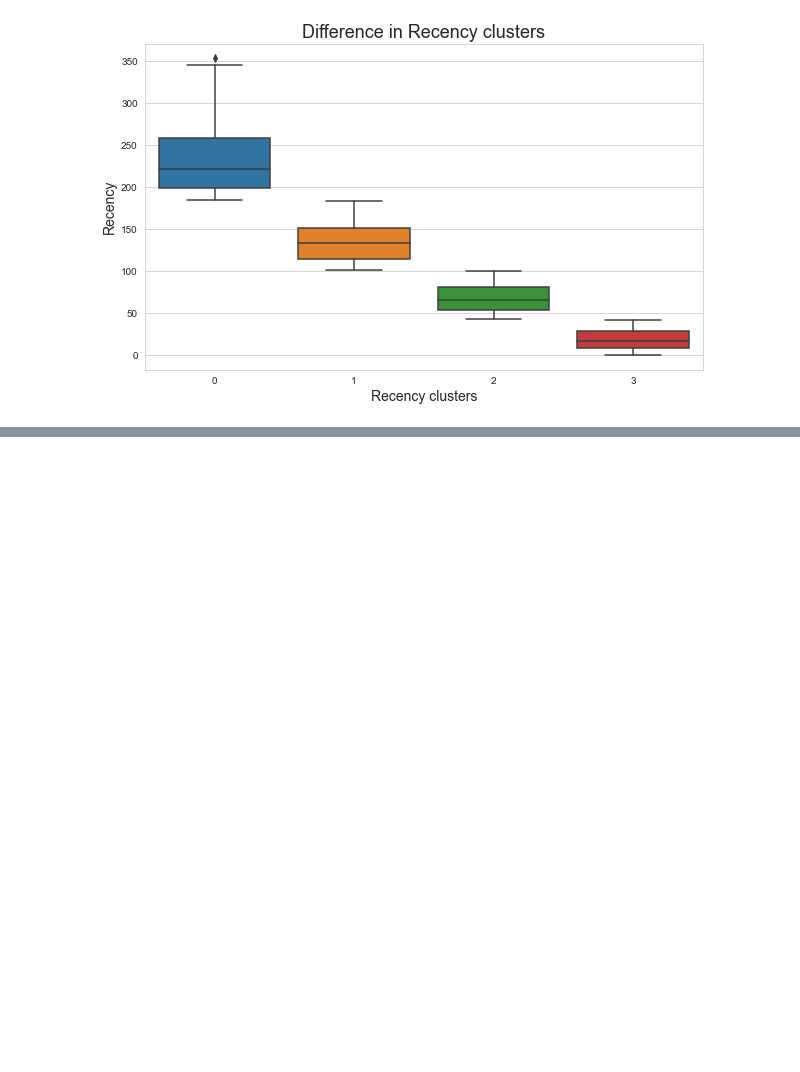
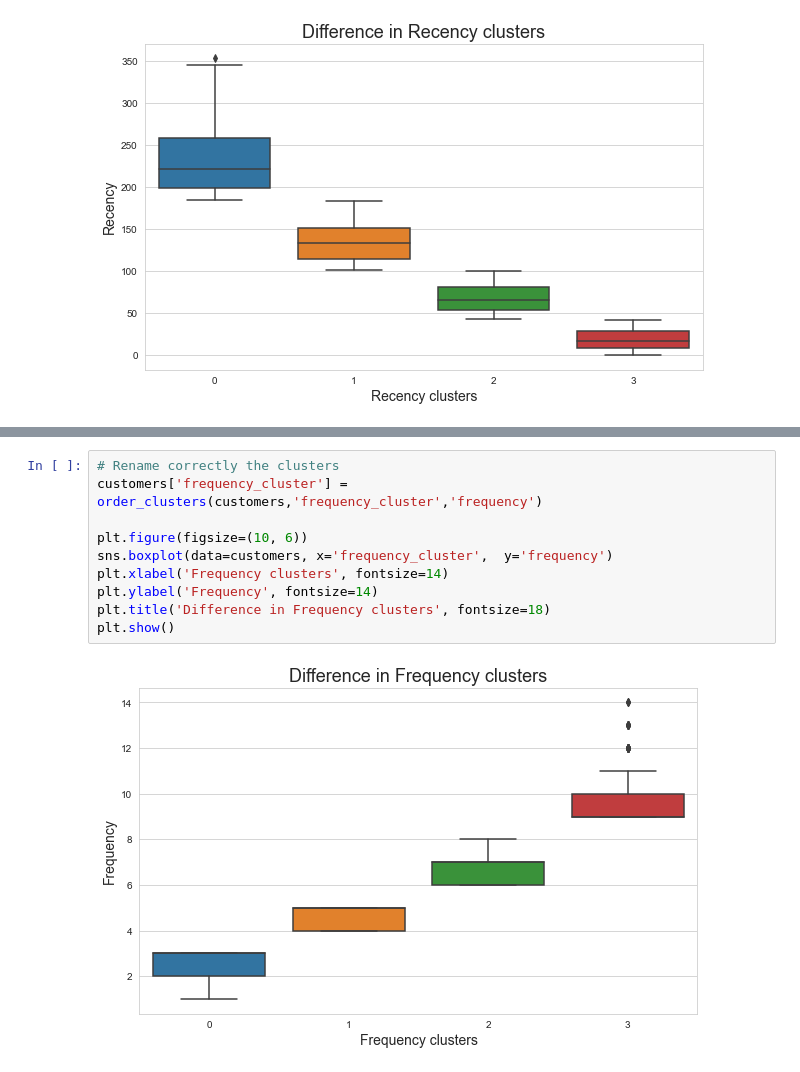
Before and after one commit to simo2712/VI_kpmg_data_analytics, a Jupyter notebook: Task_2/Task 2.2 - Data Insights.ipynb, the cells around one changed output, grey strips where cells are left out. Drawn from its saved outputs; the diff is of its cells as text; blank space fills up the shorter version.

```diff
--- a/Task_2/Task 2.2 - Data Insights.ipynb
+++ b/Task_2/Task 2.2 - Data Insights.ipynb
@@ -719,0 +752,12 @@ plt.show()
+# %%
+# Rename correctly the clusters
+customers['frequency_cluster'] = order_clusters(customers,'frequency_cluster','frequency')
+
+plt.figure(figsize=(10, 6))
+sns.boxplot(data=customers, x='frequency_cluster',  y='frequency')
+plt.xlabel('Frequency clusters', fontsize=14)
+plt.ylabel('Frequency', fontsize=14)
+plt.title('Difference in Frequency clusters', fontsize=18)
+plt.show()
+# %% [output]
+[figure, added]
```
Also changed, not shown: parts of 27 cells of this notebook.
